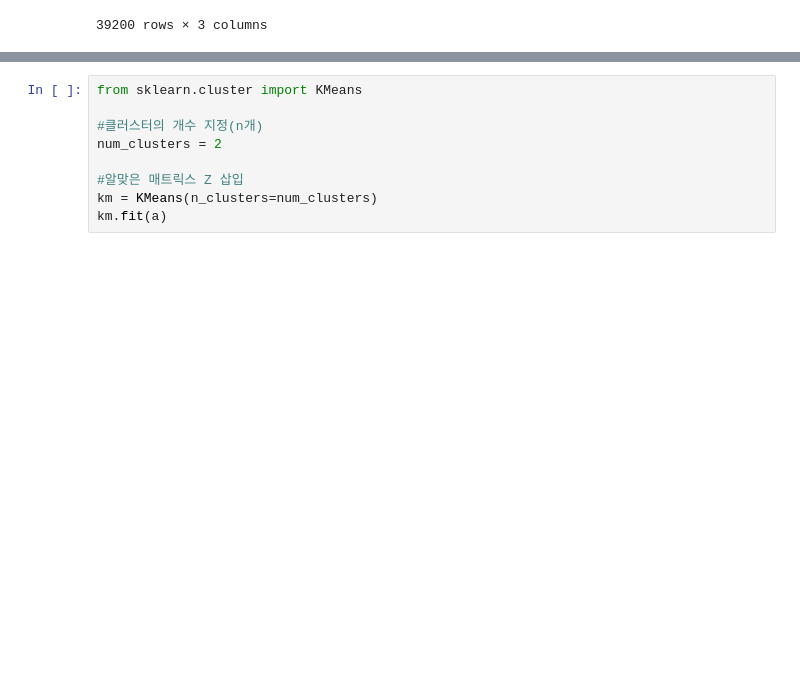
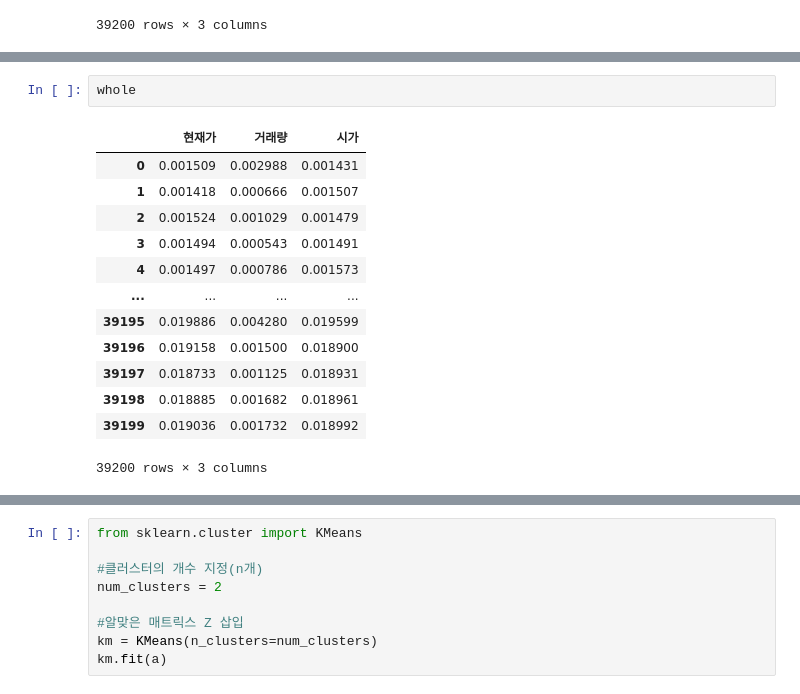
Before and after one commit to Minh-A/Data_Analysis, a Jupyter notebook: Clustering.ipynb, the cells around one changed output, grey strips where cells are left out. Saved outputs shown, nothing was run; the diff lists cells and outputs as text; blank space fills up the shorter version.

```diff
--- a/Clustering.ipynb
+++ b/Clustering.ipynb
@@ -227,0 +287,16 @@ whole
+# %%
+whole
+# %% [output]
+|  | 현재가 | 거래량 | 시가 |
+| 0 | 0.001509 | 0.002988 | 0.001431 |
+| 1 | 0.001418 | 0.000666 | 0.001507 |
+| 2 | 0.001524 | 0.001029 | 0.001479 |
+| 3 | 0.001494 | 0.000543 | 0.001491 |
+| 4 | 0.001497 | 0.000786 | 0.001573 |
+| ... | ... | ... | ... |
+| 39195 | 0.019886 | 0.004280 | 0.019599 |
+| 39196 | 0.019158 | 0.001500 | 0.018900 |
+| 39197 | 0.018733 | 0.001125 | 0.018931 |
+| 39198 | 0.018885 | 0.001682 | 0.018961 |
+| 39199 | 0.019036 | 0.001732 | 0.018992 |
+39200 rows × 3 columns
```
Also changed, not shown: parts of 9 cells of this notebook.
